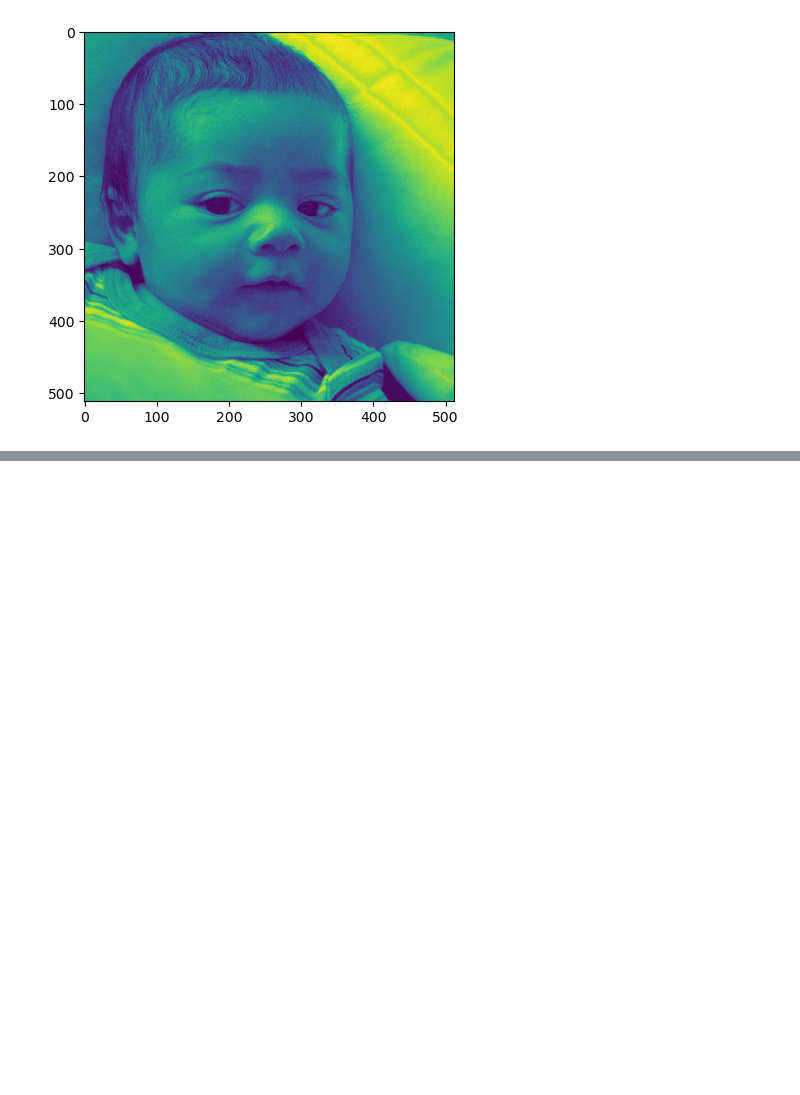
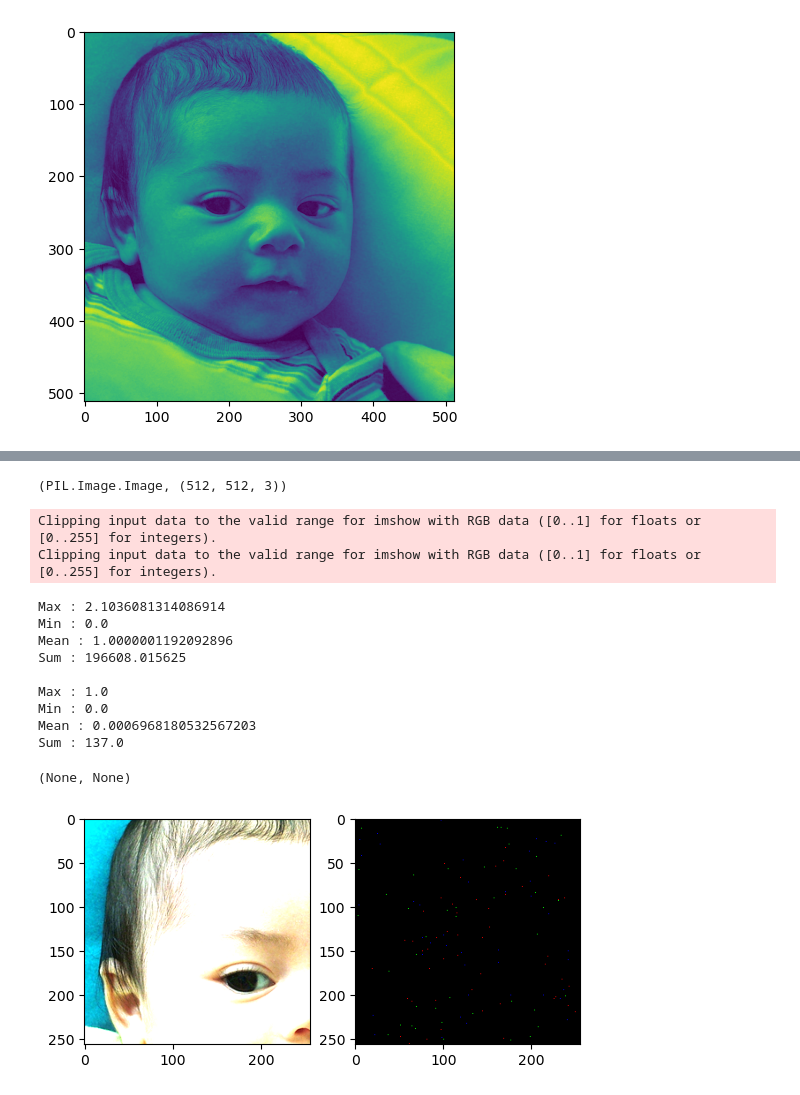
Before and after one commit to ankithsavio/msc-project, a Jupyter notebook: Week 7/ffhq.ipynb, the cells around one changed output, grey strips where cells are left out. Cells and saved outputs as stored; diff of their text form; code cells hidden in the pictures; blank space fills up the shorter version.

Commit message:
minor updates to ffhq inpainting notebooks and scripts

```diff
--- a/Week 7/ffhq.ipynb
+++ b/Week 7/ffhq.ipynb
@@ -73,0 +131,4 @@ torch.Size([1, 2, 3, 256, 256])
+# %%
+type(dataloader[0][0]), np.array(dataloader[0][0]).shape
+# %% [output]
+(PIL.Image.Image, (512, 512, 3))
@@ -73,0 +141,27 @@ torch.Size([1, 2, 3, 256, 256])
+# %%
+ffhq_path = '/mnt/c/Users/ankit/Desktop/Msc AIML/Data/ffhq/'
+minpsnr = -40
+maxpsnr = 40
+dataset = BinomDataset(ffhq_path, windowSize = 256, minPSNR = minpsnr, maxPSNR= maxpsnr)
+# %%
+channels = 3
+img = dataset[0]
+plt.subplot(1, 2, 1)
+plt.imshow(img[:channels].permute(1, 2, 0), vmin = 0, vmax = 255)
+plt.subplot(1, 2, 2)
+plt.imshow(img[channels:].permute(1, 2, 0)/img[channels:].permute(1, 2, 0).mean(), vmin = 0, vmax = 255)
+stats(img[:channels].permute(1, 2, 0)), stats(img[channels:].permute(1, 2, 0)),
+# %% [output]
+Clipping input data to the valid range for imshow with RGB data ([0..1] for floats or [0..255] for integers).
+Clipping input data to the valid range for imshow with RGB data ([0..1] for floats or [0..255] for integers).
+Max : 2.1036081314086914
+Min : 0.0
+Mean : 1.0000001192092896
+Sum : 196608.015625
+
+Max : 1.0
+Min : 0.0
+Mean : 0.0006968180532567203
+Sum : 137.0
+(None, None)
+[figure, added]
```
Also changed, not shown: parts of 27 cells of this notebook, 5 other files.
